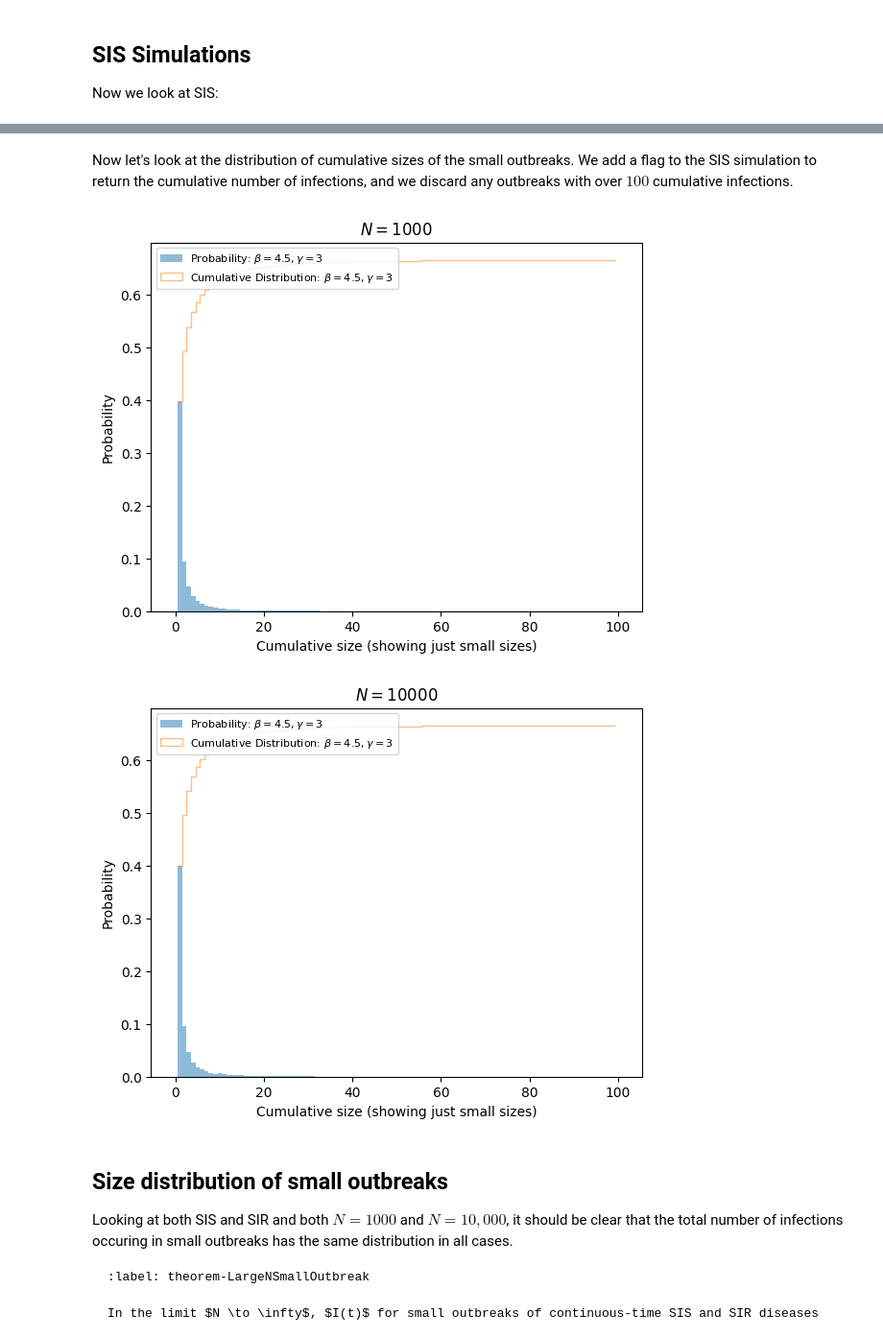
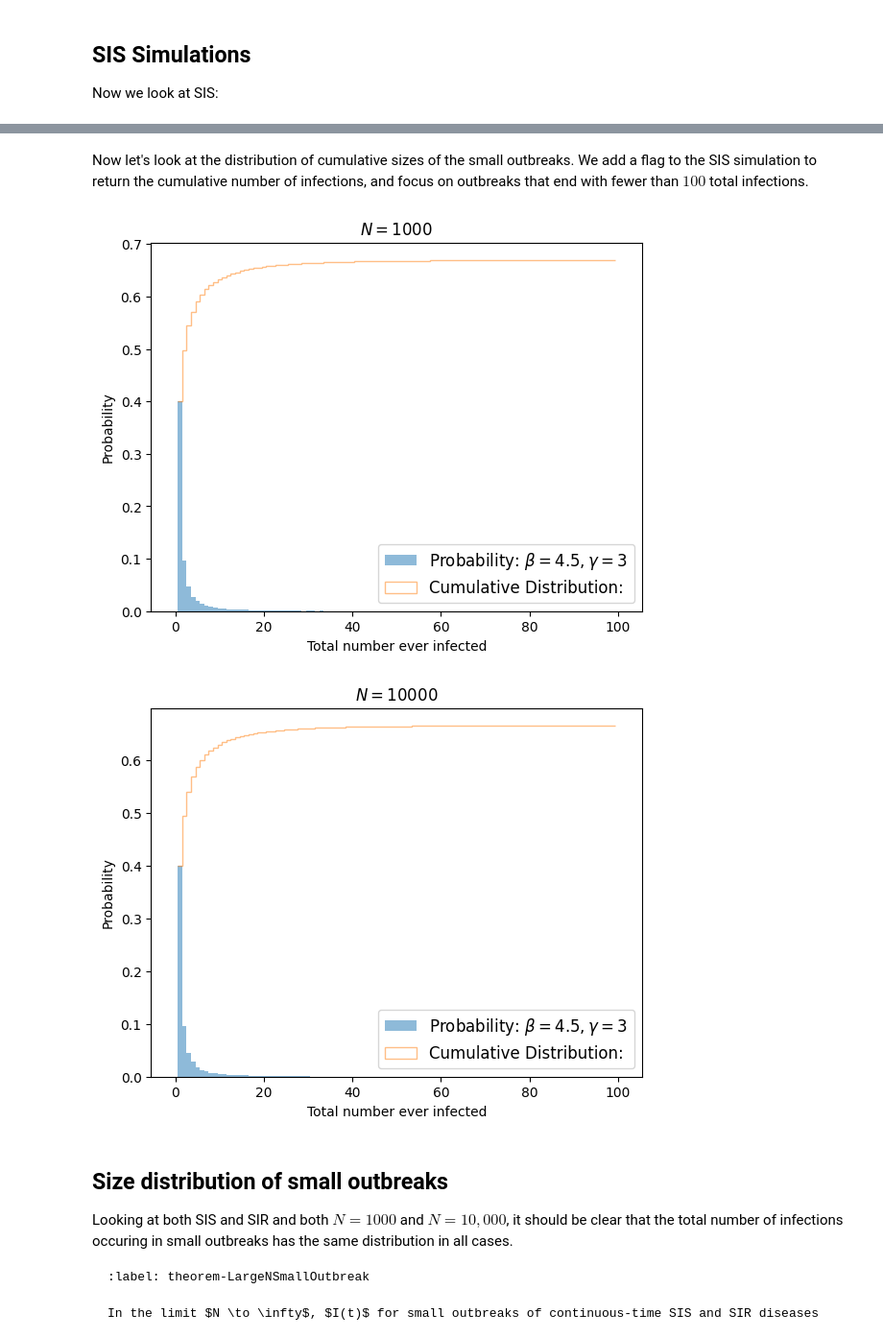
Before and after one commit to Joel-Miller-Lab/AMSI2026_PGF, a Jupyter notebook: AMSI_2026_PGF_text/notebooks/InfDis/InfDisCtsTimeSizeDist_Sim.ipynb, the cells around one changed output, grey strips where cells are left out. Shown at 96% size. Cells and saved outputs as stored; diff of their text form; code cells hidden in the pictures.

```diff
--- a/AMSI_2026_PGF_text/notebooks/InfDis/InfDisCtsTimeSizeDist_Sim.ipynb
+++ b/AMSI_2026_PGF_text/notebooks/InfDis/InfDisCtsTimeSizeDist_Sim.ipynb
@@ -127,5 +124,5 @@ simulate_and_plot_SIS_final_size(10000, numsims = 1000, xlim2=(3000,4000), ylim2
 # %% [markdown]
-Now let's look at the distribution of cumulative sizes of the small outbreaks.  We add a flag to the SIS simulation to return the cumulative number of infections, and we discard any outbreaks with over $100$ cumulative infections.
+Now let's look at the distribution of cumulative sizes of the small outbreaks.  We add a flag to the SIS simulation to return the cumulative number of infections, and focus on outbreaks that end with fewer than $100$ total infections.
 # %%
 import matplotlib.pyplot as plt
 import numpy as np
@@ -162,38 +159,38 @@ def simulate_and_plot_SIS_cumulative_small_size(N, R0=1.5, gammas=(3,), numsims
         weights = np.ones_like(cumulative_sizes) / cumulative_sizes.size
 
         # plot probability mass (includes overflow bin)
         mainax.hist(cumulative_sizes, bins=bins_mass, weights=weights, alpha=0.5,
                      label=f'Probability: $\\beta={beta}, \\gamma={gamma}$')
 
         # plot cumulative probability only up to threshold (so it plateaus at fraction <= 1)
         mainax.hist(cumulative_sizes, bins=bins_cum, weights=weights, cumulative=True, alpha=0.5, histtype='step')
 
         #modifying cumulative dist plot following https://stackoverflow.com/a/50711003/2966723
         poly = mainax.findobj(plt.Polygon)[-1]
         vertices = poly.get_path().vertices
 
         # Keep everything above y == 0. You can define this mask however
         # you need, if you want to be more careful in your selection.
         keep = vertices[:, 1] > 0
 
         # Construct new polygon from these "good" vertices
         new_poly = plt.Polygon(vertices[keep], closed=False, fill=False,
                                edgecolor=poly.get_edgecolor(),
                                linewidth=poly.get_linewidth(),
-                               label = f'Cumulative Distribution: $\\beta={beta}, \\gamma={gamma}$')
+                               label = f'Cumulative Distribution:')
         poly.set_visible(False)
         mainax.add_artist(new_poly)
         plt.draw()
-    plt.xlabel('Cumulative size (showing just small sizes)')
+    plt.xlabel('Total number ever infected')
     plt.ylabel('Probability')
-    plt.legend(loc='upper left', fontsize=8)
+    plt.legend(loc='lower right', fontsize=12)
     plt.title('$N={}$'.format(N))
 
 simulate_and_plot_SIS_cumulative_small_size(1000, numsims = 100000, tmax=float('inf'), threshold=100)
 simulate_and_plot_SIS_cumulative_small_size(10000, numsims = 100000, tmax=float('inf'), threshold=100)
 # %% [output]
-[figure, old version]
+[figure, new version]
-[figure, old version]
+[figure, new version]
 # %% [markdown]
 ## Size distribution of small outbreaks
 
```
Also changed, not shown: parts of 2 cells of this notebook, 8 other files.
